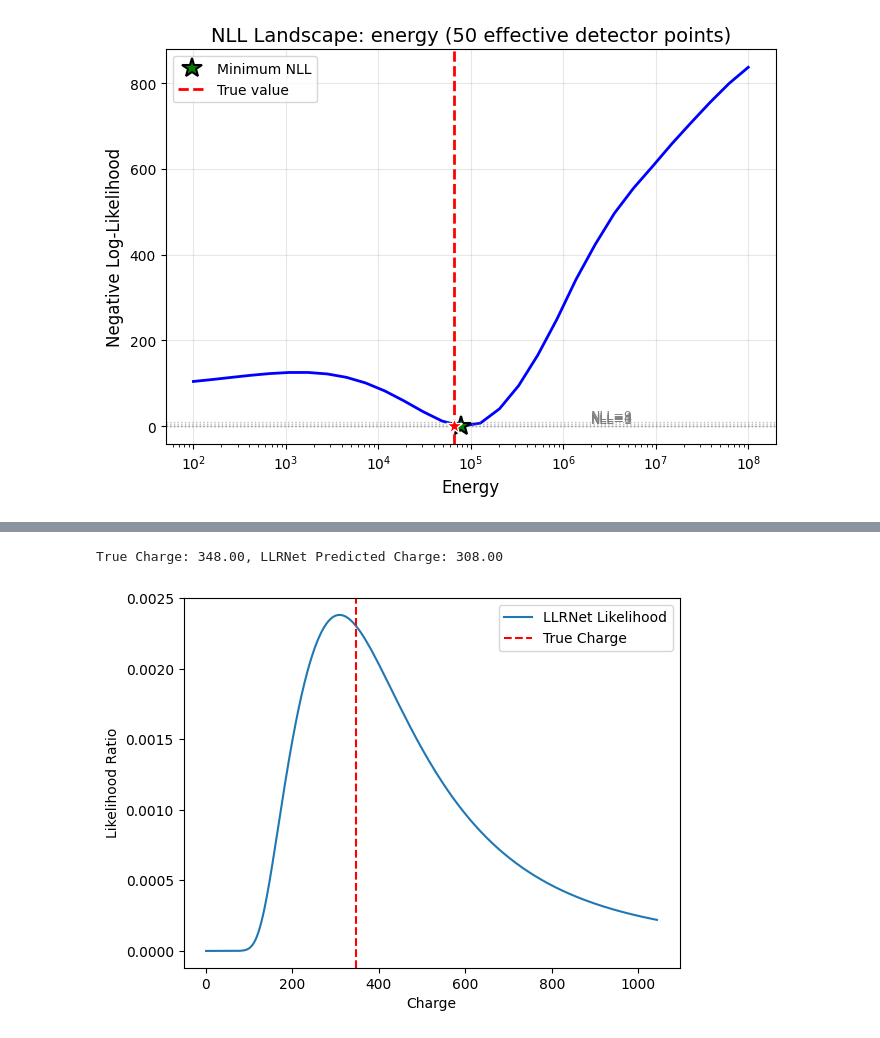
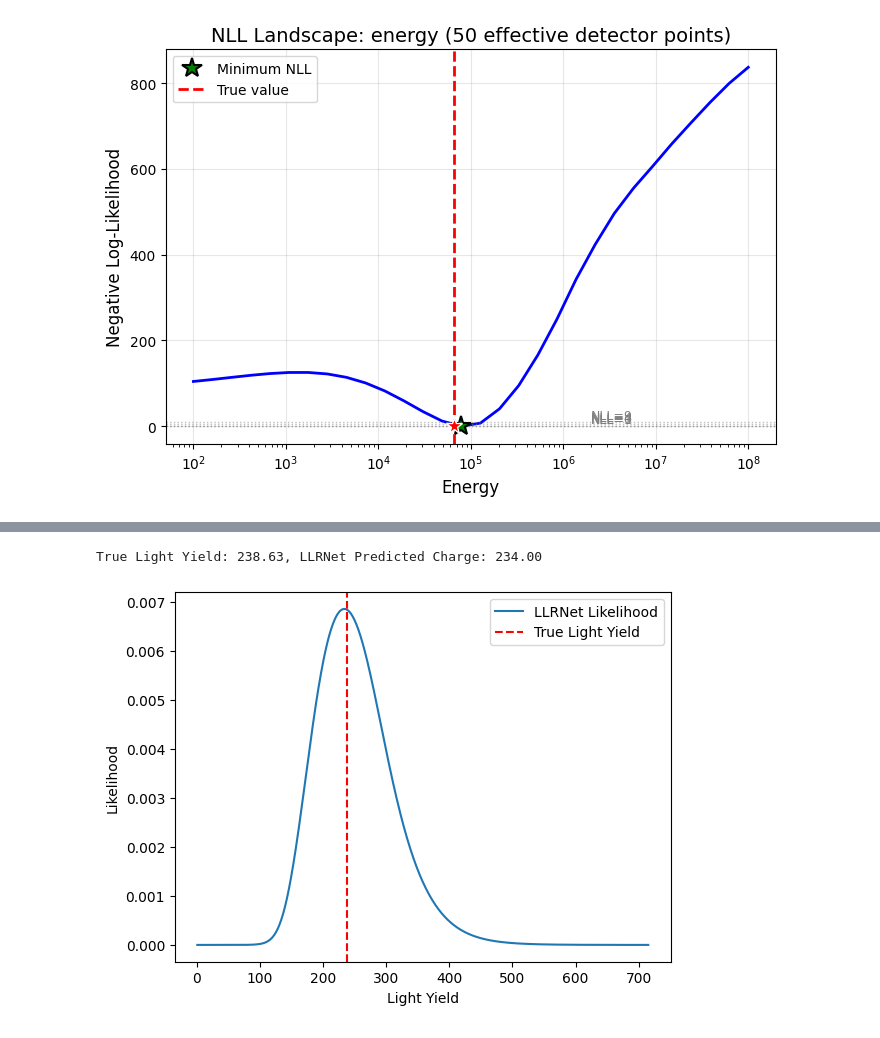
Before and after one commit to kristiantcho/nugget, a Jupyter notebook: nugget/examples/llr_testing.ipynb, the cells around one changed output, grey strips where cells are left out. Drawn from its saved outputs; the diff is of its cells as text; code cells hidden in the pictures.

```diff
--- a/nugget/examples/llr_testing.ipynb
+++ b/nugget/examples/llr_testing.ipynb
@@ -33,7 +33,7 @@ patd_surrogate = nugget.surrogates.LightSabre.LightSabrePATD(
 light_yield_surrogate_patd = patd_surrogate.light_yield_surrogate
 lightsabre = nugget.surrogates.LightSabre.LightSabre(
                 # device='cuda:1',
-                use_poisson=True,
+                use_poisson=False,
                 num_track_points=2000,
                 domain_size=2000,
                 particle_mode='track',
@@ -86,7 +86,7 @@ llr_net = nugget.surrogates.LLRnet.LLRnet(
     input_delta_time=False,  # residual time is baked into prepare_features_patd as t_geom_min
     use_rich_features=True,
     add_distance_from_beam=False,
-    use_patd=True,
+    use_patd=False,
     add_vertex_distance=True,
 )
 
@@ -145,15 +189,15 @@ NLL landscape (energy): processed 30/30 landscape points
 [figure]
 # %%
 num_photons = 0
-while num_photons < 10:
+while num_photons < 50:
     point = signal_sampler.sample_detector_points(1)[0]
     patd_dict = light_yield_surrogate_patd(opt_point=point, event_params=true_event)
     num_photons = patd_dict['num_photons']
 test_event = true_event.copy()
 # test_event['direction'] = torch.nn.functional.normalize(test_event['direction'] - torch.tensor([200,0,0]).float(), p=2, dim=0) # flip the direction to test opposite direction
 # test_event['zenith'] = np.pi - test_event['zenith']  # flip the zenith to test opposite direction
-test_times = torch.logspace(torch.log10((patd_dict['t_geom_min'])), torch.log10(max(patd_dict['hit_times'])+100), steps=5000)
-test_patd_dict = {'hit_times': test_times, 'num_photons': 5000, 't_geom_min': patd_dict['t_geom_min']}
+test_times = torch.logspace(torch.log10((patd_dict['t_geom_min'])), torch.log10(max(patd_dict['hit_times'])), steps=10000)
+test_patd_dict = {'hit_times': test_times, 'num_photons': 10000, 't_geom_min': patd_dict['t_geom_min']}
 features, num_photons = llr_net.prepare_features_patd(point=point, event_data=test_event, patd_result=test_patd_dict)
 likelihoods = llr_net.predict_likelihood_ratio(features)
 
@@ -167,10 +211,10 @@ plt.hist(patd_dict['hit_times'].cpu().detach().numpy(), bins=100, alpha=0.5, lab
 # normalize likelihoods by integrating over the test_times range using the trapezoidal rule
 normalized_likelihoods = likelihoods / torch.trapz(likelihoods, test_times)
 plt.plot(test_times.cpu().detach().numpy(), normalized_likelihoods.cpu().detach().numpy(), label='LLRNet Likelihood')
-plt.plot(patd_dict['hit_times'][sorted_inds].cpu().detach().numpy(), true_likelihoods.cpu().detach().numpy(), label='True PATD Likelihood')
+# plt.plot(patd_dict['hit_times'][sorted_inds].cpu().detach().numpy(), true_likelihoods.cpu().detach().numpy(), label='True PATD Likelihood')
 plt.xlabel('Time (ns)')
 plt.ylabel('Normalized Value')
-plt.title('PATD Hit Times and LLRNet Likelihoods')
+# plt.title('PATD Hit Times and LLRNet Likelihoods')
 plt.legend()
 # %% [output]
 <matplotlib.legend.Legend at 0x...>
@@ -178,27 +222,27 @@ plt.legend()
 # %%
 charge = 0
 while charge <= 100:
     point = signal_sampler.sample_detector_points(1)[0]
     ly = light_yield_surrogate(opt_point=point, event_params=true_event)
     charge = ly.item()
 test_charges = torch.arange(1, charge*3)
 likelihoods = []
 for test_charge in test_charges:
     features = llr_net.prepare_features_charge(point=point, event_data=true_event, light_yield=test_charge)
     likelihoods.append(llr_net.predict_likelihood_ratio(features))
 likelihoods = torch.stack(likelihoods)
 likelihoods = likelihoods / torch.sum(likelihoods)
 plt.plot(test_charges.cpu().detach().numpy(), likelihoods.cpu().detach().numpy(), label='LLRNet Likelihood')
 #plot vertical line at the true charge
-plt.axvline(x=charge, color='red', linestyle='--', label='True Charge')
-plt.xlabel('Charge')
-plt.ylabel('Likelihood Ratio')
+plt.axvline(x=charge, color='red', linestyle='--', label='True Light Yield')
+plt.xlabel('Light Yield')
+plt.ylabel('Likelihood')
 # plt.title('LLRNet Charge Likelihood')
 plt.legend()
-print(f'True Charge: {charge:.2f}, LLRNet Predicted Charge: {test_charges[torch.argmax(likelihoods)].item():.2f}')
+print(f'True Light Yield: {charge:.2f}, LLRNet Predicted Charge: {test_charges[torch.argmax(likelihoods)].item():.2f}')
 # %% [output]
-True Charge: 348.00, LLRNet Predicted Charge: 308.00
+True Light Yield: 238.63, LLRNet Predicted Charge: 234.00
-[figure, old version]
+[figure, new version]
 # %%
 test_dataloader = llr_net.create_signal_only_dataloader(
     signal_sampler=signal_sampler,
```
Also changed, not shown: parts of 4 cells of this notebook, 4 other files.
